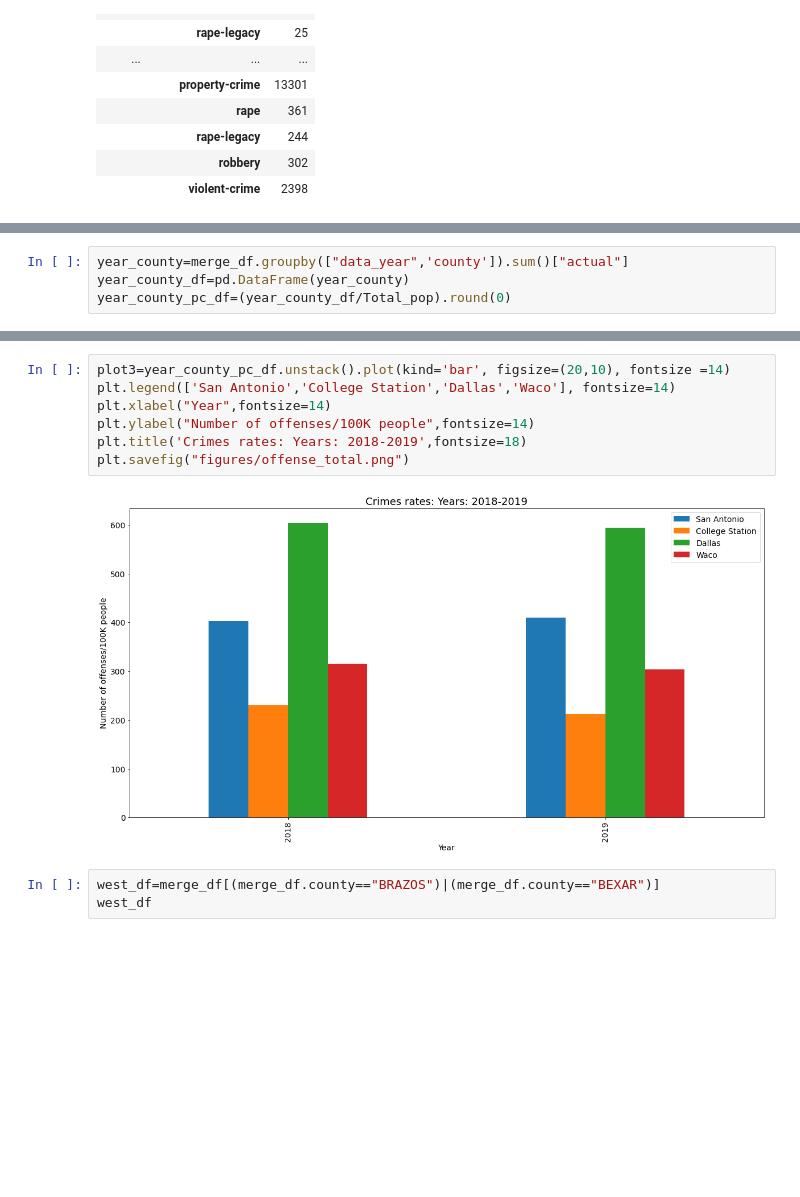
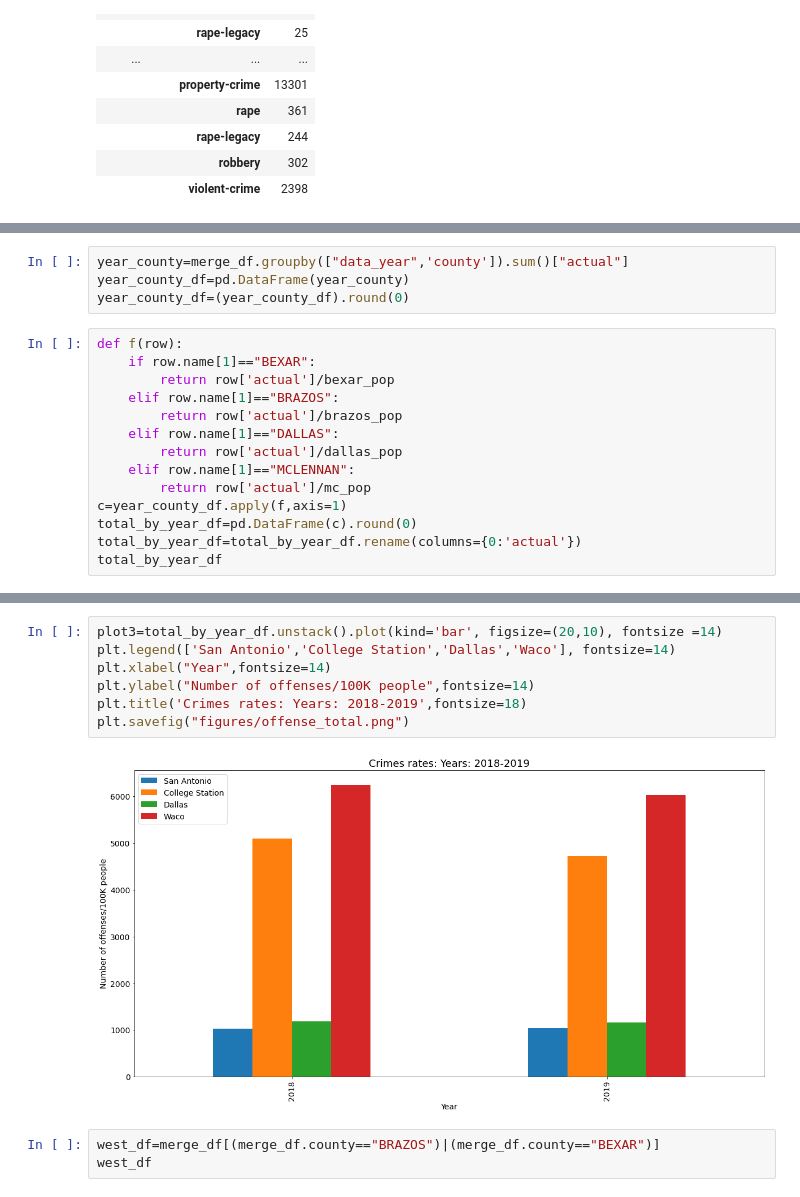
Before and after one commit to Aprieto7/Project-1, a Jupyter notebook: Crime_Data.ipynb, the cells around one changed output, grey strips where cells are left out. Drawn from its saved outputs; the diff is of its cells as text; blank space fills up the shorter version.

```diff
--- a/Crime_Data.ipynb
+++ b/Crime_Data.ipynb
@@ -329,4 +322,18 @@ county_total_peryear_pc_df
 # %%
 year_county=merge_df.groupby(["data_year",'county']).sum()["actual"]
 year_county_df=pd.DataFrame(year_county)
-year_county_pc_df=(year_county_df/Total_pop).round(0)
+year_county_df=(year_county_df).round(0)
+# %%
+def f(row):
+    if row.name[1]=="BEXAR":
+        return row['actual']/bexar_pop
+    elif row.name[1]=="BRAZOS":
+        return row['actual']/brazos_pop
+    elif row.name[1]=="DALLAS":
+        return row['actual']/dallas_pop
+    elif row.name[1]=="MCLENNAN":
+        return row['actual']/mc_pop
+c=year_county_df.apply(f,axis=1)
+total_by_year_df=pd.DataFrame(c).round(0)
+total_by_year_df=total_by_year_df.rename(columns={0:'actual'})
+total_by_year_df
@@ -333,12 +351,12 @@ year_county_pc_df=(year_county_df/Total_pop).round(0)
 # %%
-plot3=year_county_pc_df.unstack().plot(kind='bar', figsize=(20,10), fontsize =14)
+plot3=total_by_year_df.unstack().plot(kind='bar', figsize=(20,10), fontsize =14)
 plt.legend(['San Antonio','College Station','Dallas','Waco'], fontsize=14)
 plt.xlabel("Year",fontsize=14)
 plt.ylabel("Number of offenses/100K people",fontsize=14)
 plt.title('Crimes rates: Years: 2018-2019',fontsize=18)
 plt.savefig("figures/offense_total.png")
 # %% [output]
-[figure, old version]
+[figure, new version]
 # %%
 west_df=merge_df[(merge_df.county=="BRAZOS")|(merge_df.county=="BEXAR")]
 west_df
```
Also changed, not shown: parts of 32 cells of this notebook.
